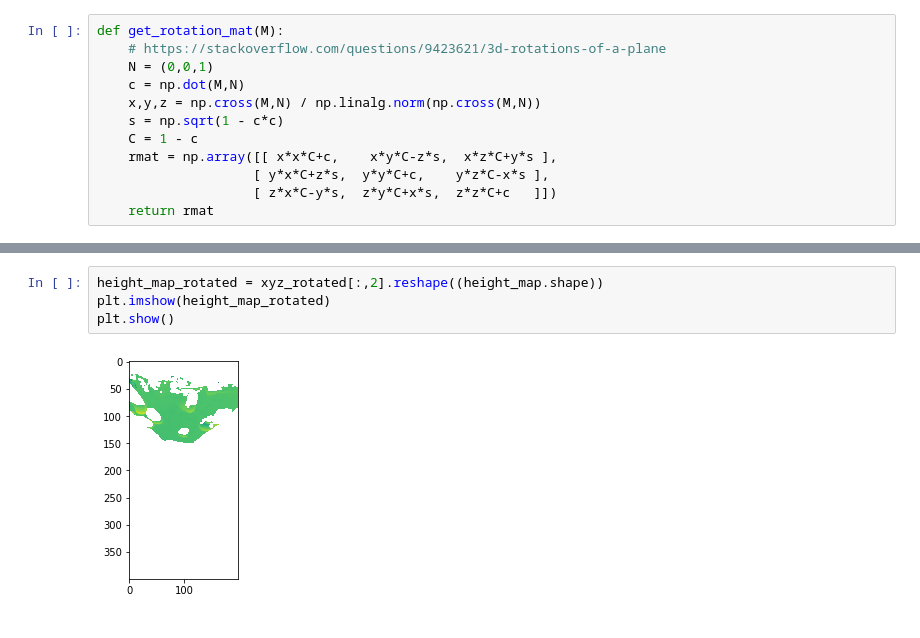
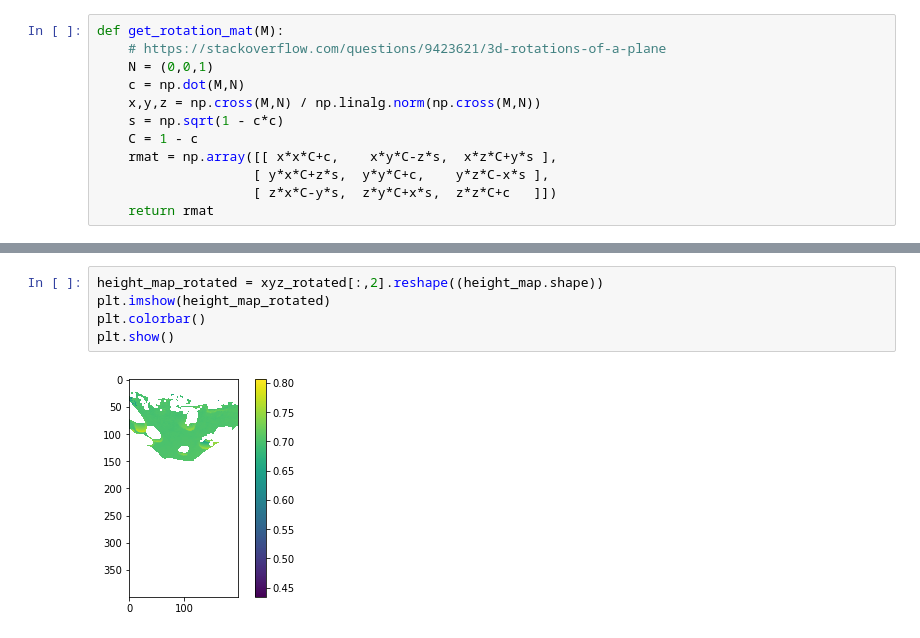
Before and after one commit to naoya-kumagai/elevation-mapping-src, a Jupyter notebook: data/transform.ipynb, the cells around one changed output, grey strips where cells are left out. Drawn from its saved outputs; the diff is of its cells as text.

```diff
--- a/data/transform.ipynb
+++ b/data/transform.ipynb
@@ -76,6 +89,7 @@ Equation of plane: -0.003788144770112921 x + 0.007079860062482801 y + 0.99996776
 # %%
 height_map_rotated = xyz_rotated[:,2].reshape((height_map.shape))
 plt.imshow(height_map_rotated)
+plt.colorbar()
 plt.show()
 # %% [output]
-[figure, old version]
+[figure, new version]
```
Also changed, not shown: parts of 7 cells of this notebook.
